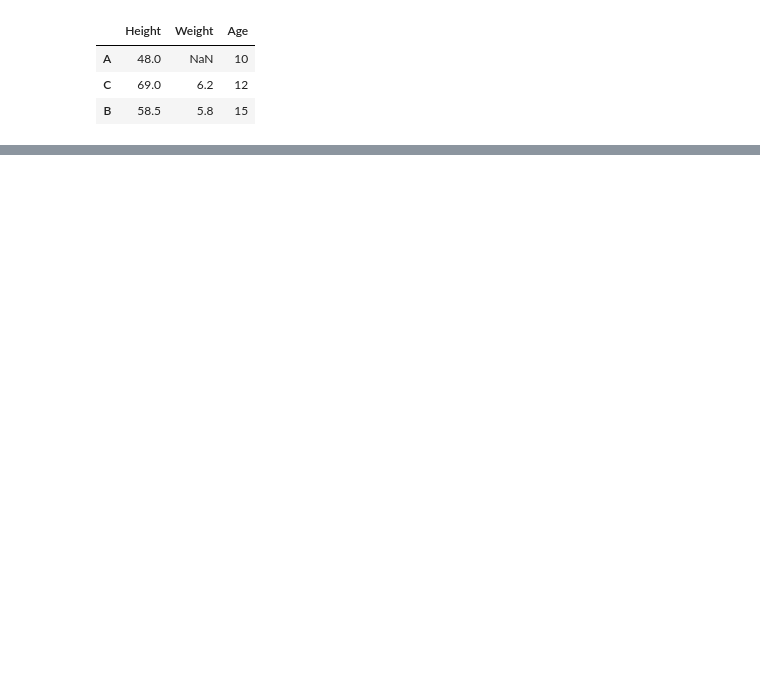
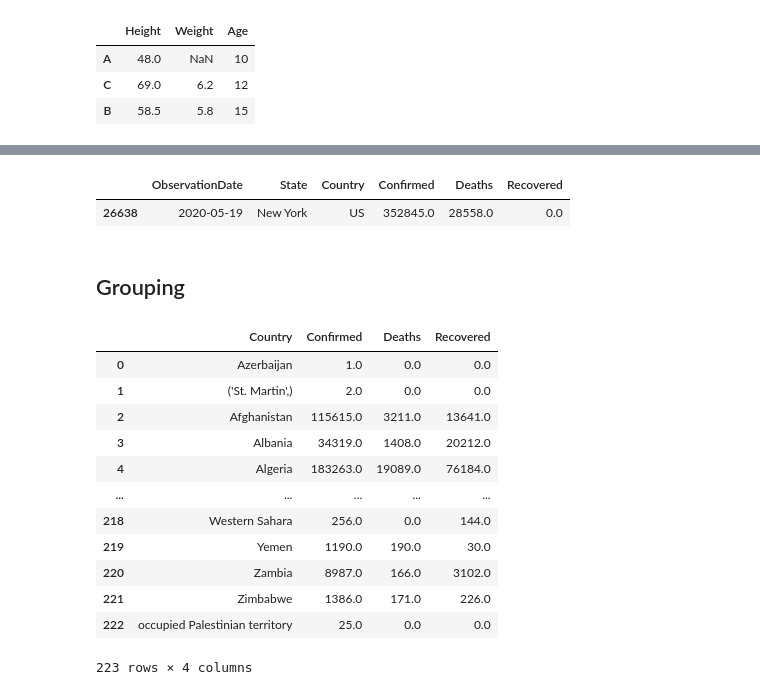
Before and after one commit to sks95/python_basics, a Jupyter notebook: pandas_pep.ipynb, the cells around one changed output, grey strips where cells are left out. Drawn from its saved outputs; the diff is of its cells as text; code cells hidden in the pictures; blank space fills up the shorter version.

Commit message:
group by and aggregation

```diff
--- a/pandas_pep.ipynb
+++ b/pandas_pep.ipynb
@@ -302,0 +429,26 @@ df
+# %%
+max_conf = df['Confirmed'].max()
+df[df['Confirmed']==max_conf]
+# %% [output]
+|  | ObservationDate | State | Country | Confirmed | Deaths | Recovered |
+| 26638 | 2020-05-19 | New York | US | 352845.0 | 28558.0 | 0.0 |
+# %% [markdown]
+## Grouping
+# %%
+df.groupby('Country').sum().reset_index()
+
+# reset index is used to keep index separate warna jispe group by lagaya usse index bana leta hai
+# %% [output]
+|  | Country | Confirmed | Deaths | Recovered |
+| 0 | Azerbaijan | 1.0 | 0.0 | 0.0 |
+| 1 | ('St. Martin',) | 2.0 | 0.0 | 0.0 |
+| 2 | Afghanistan | 115615.0 | 3211.0 | 13641.0 |
+| 3 | Albania | 34319.0 | 1408.0 | 20212.0 |
+| 4 | Algeria | 183263.0 | 19089.0 | 76184.0 |
+| ... | ... | ... | ... | ... |
+| 218 | Western Sahara | 256.0 | 0.0 | 144.0 |
+| 219 | Yemen | 1190.0 | 190.0 | 30.0 |
+| 220 | Zambia | 8987.0 | 166.0 | 3102.0 |
+| 221 | Zimbabwe | 1386.0 | 171.0 | 226.0 |
+| 222 | occupied Palestinian territory | 25.0 | 0.0 | 0.0 |
+223 rows × 4 columns
```
Also changed, not shown: parts of 16 cells of this notebook.
